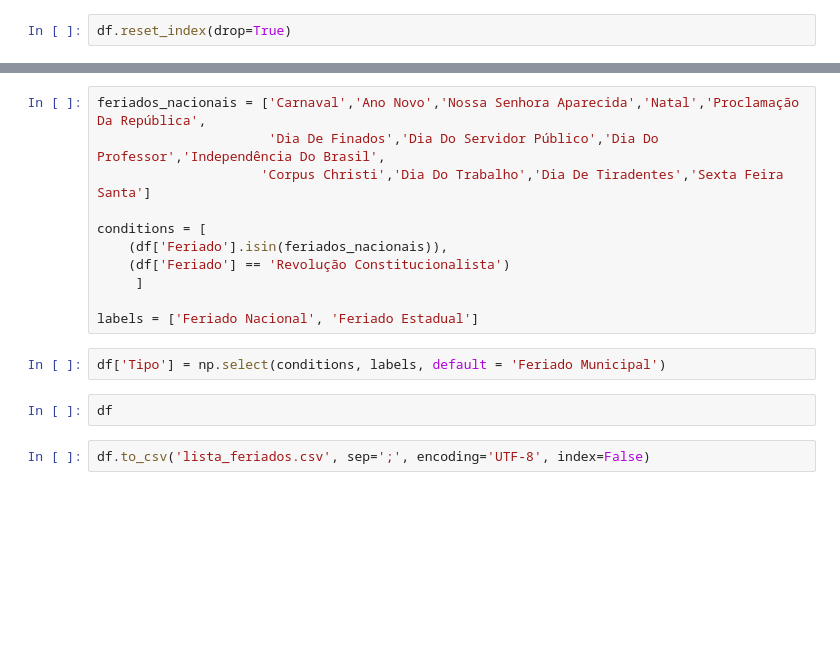
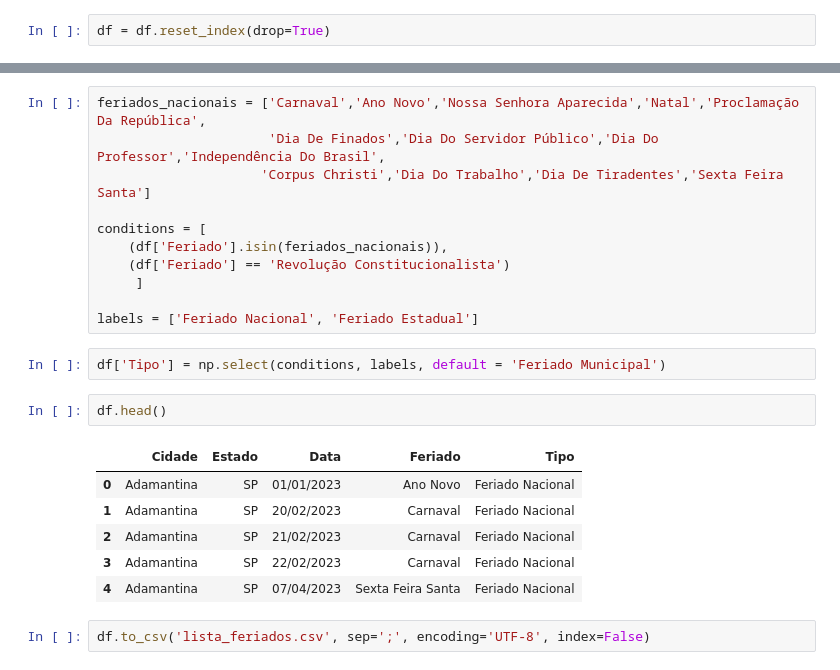
Before and after one commit to danilomiyatake/feriados, a Jupyter notebook: webscraping_feriados.ipynb, the cells around one changed output, grey strips where cells are left out. Cells and saved outputs as stored; diff of their text form; blank space fills up the shorter version.

```diff
--- a/webscraping_feriados.ipynb
+++ b/webscraping_feriados.ipynb
@@ -104,6 +194,6 @@ df.replace('Dia Da Consciência Negra   Lei No. 3.249, De 18 De Novembro De 2008
 df.replace('Dia Da Consciência Negra   Lei No 1.914 De 04 De Dezembro De 2007','Dia Da Consciência Negra', inplace=True)
 df.replace('Dia Da Consciência Negra   Lei 4.731 22/12/2008.','Dia Da Consciência Negra', inplace=True)
 # %%
-df.reset_index(drop=True)
+df = df.reset_index(drop=True)
 # %%
 df[df['Feriado'] == 'Dia Da Consciência Negra   Lei 4.731 22/12/2008.']
@@ -123,6 +233,13 @@ labels = ['Feriado Nacional', 'Feriado Estadual']
 # %%
 df['Tipo'] = np.select(conditions, labels, default = 'Feriado Municipal')
 # %%
-df
+df.head()
+# %% [output]
+|  | Cidade | Estado | Data | Feriado | Tipo |
+| 0 | Adamantina | SP | 01/01/2023 | Ano Novo | Feriado Nacional |
+| 1 | Adamantina | SP | 20/02/2023 | Carnaval | Feriado Nacional |
+| 2 | Adamantina | SP | 21/02/2023 | Carnaval | Feriado Nacional |
+| 3 | Adamantina | SP | 22/02/2023 | Carnaval | Feriado Nacional |
+| 4 | Adamantina | SP | 07/04/2023 | Sexta Feira Santa | Feriado Nacional |
 # %%
 df.to_csv('lista_feriados.csv', sep=';', encoding='UTF-8', index=False)
```
Also changed, not shown: parts of 15 cells of this notebook.
